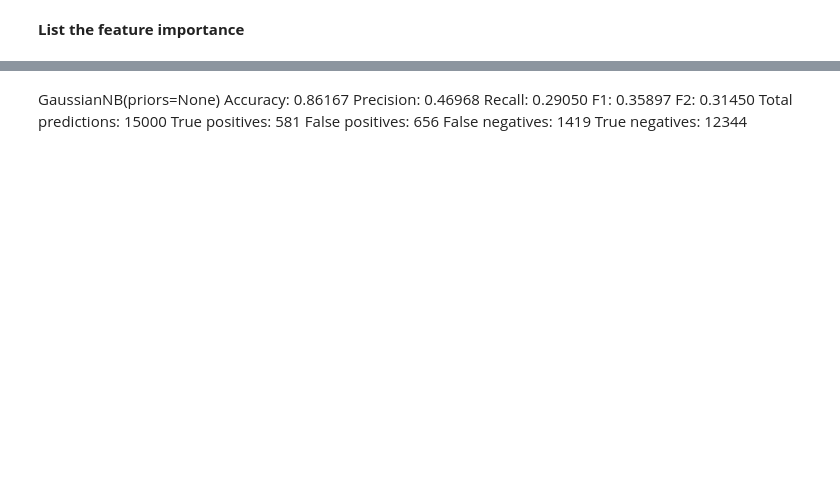
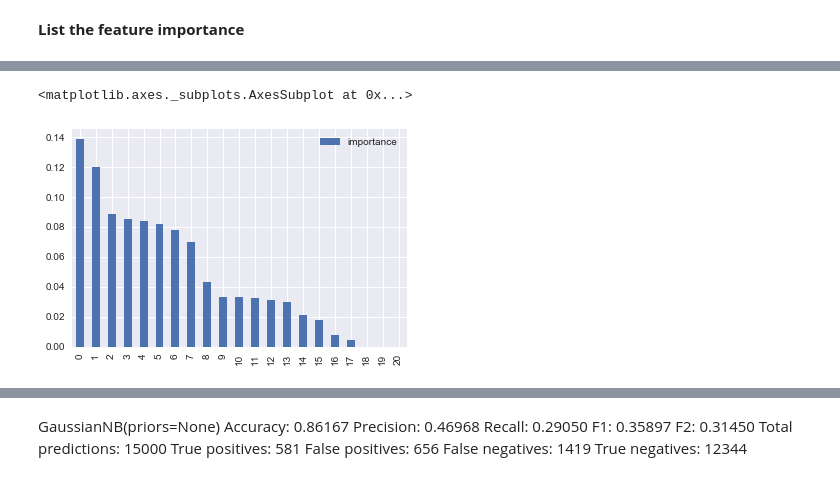
Before and after one commit to cooleel/Udacity_DA_ND, a Jupyter notebook: identifyFraudFromEnronEmail/Identify-fraud-from-Enron-email.ipynb, the cells around one changed output, grey strips where cells are left out. Saved outputs shown, nothing was run; the diff lists cells and outputs as text; code cells hidden in the pictures; blank space fills up the shorter version.

```diff
--- a/identifyFraudFromEnronEmail/Identify-fraud-from-Enron-email.ipynb
+++ b/identifyFraudFromEnronEmail/Identify-fraud-from-Enron-email.ipynb
@@ -381,0 +429,5 @@ selected_feaures = ['poi',"total_stock_value","exercised_stock_options","other",
+# %%
+features_df.plot(kind = 'bar')
+# %% [output]
+<matplotlib.axes._subplots.AxesSubplot at 0x...>
+[figure, added]
```
Also changed, not shown: parts of 52 cells of this notebook, 4 other files.
